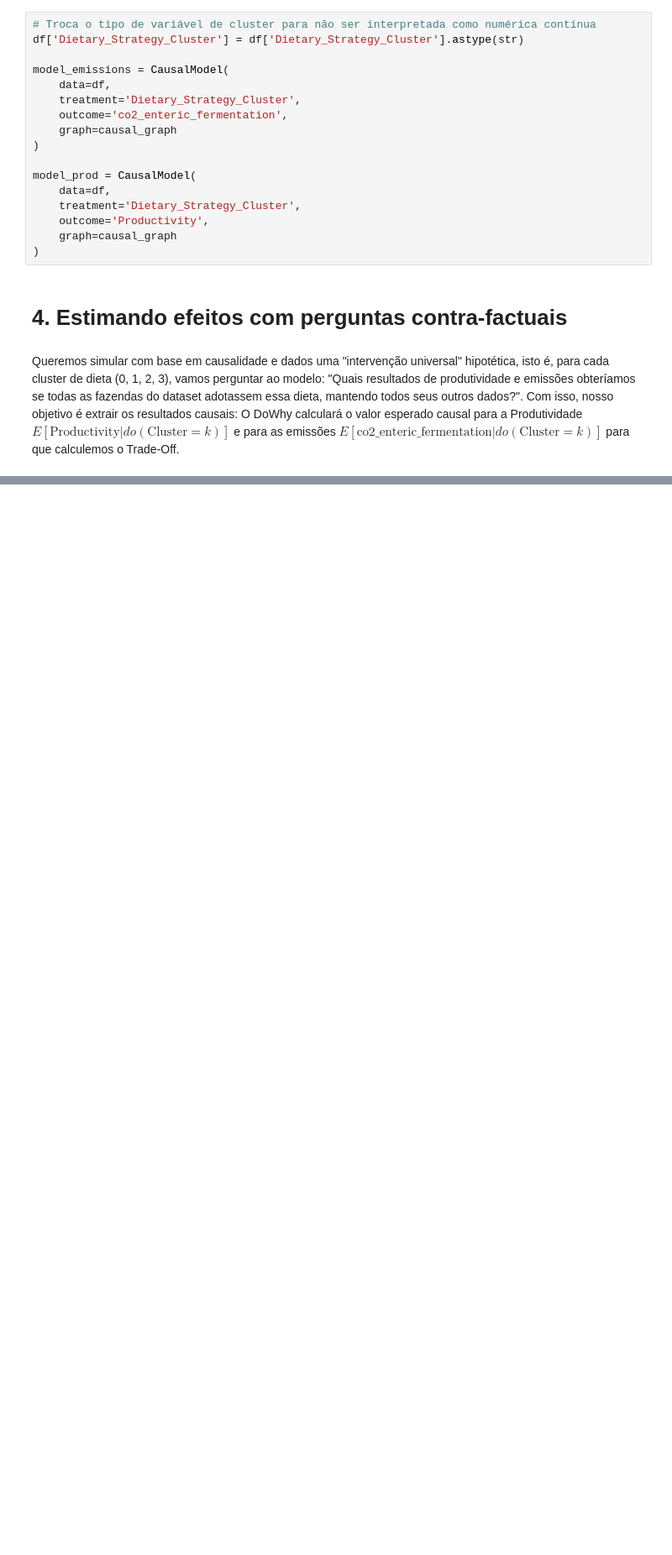
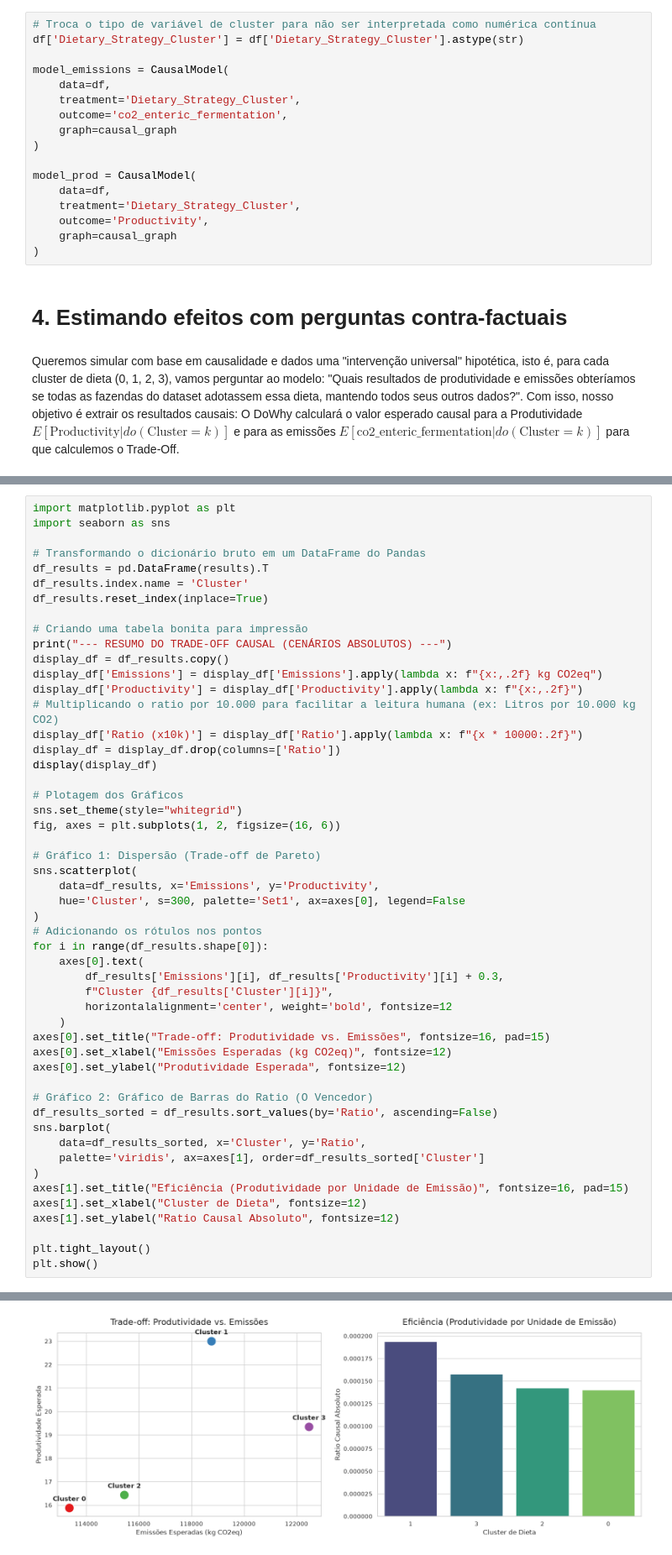
Before and after one commit to pedroalmeid/carbon_milkproduction_causalinference, a Jupyter notebook: notebooks/causal_inference_analysis.ipynb, the cells around one changed output, grey strips where cells are left out. Shown at 84% size. Drawn from its saved outputs; the diff is of its cells as text; blank space fills up the shorter version.

```diff
--- a/notebooks/causal_inference_analysis.ipynb
+++ b/notebooks/causal_inference_analysis.ipynb
@@ -107,0 +147,52 @@ KeyError: "None of [Index(['Cattle_Breed'], dtype='str')] are in the [columns]"
+# %%
+import matplotlib.pyplot as plt
+import seaborn as sns
+
+# Transformando o dicionário bruto em um DataFrame do Pandas
+df_results = pd.DataFrame(results).T
+df_results.index.name = 'Cluster'
+df_results.reset_index(inplace=True)
+
+# Criando uma tabela bonita para impressão
+print("--- RESUMO DO TRADE-OFF CAUSAL (CENÁRIOS ABSOLUTOS) ---")
+display_df = df_results.copy()
+display_df['Emissions'] = display_df['Emissions'].apply(lambda x: f"{x:,.2f} kg CO2eq")
+display_df['Productivity'] = display_df['Productivity'].apply(lambda x: f"{x:,.2f}")
+# Multiplicando o ratio por 10.000 para facilitar a leitura humana (ex: Litros por 10.000 kg CO2)
+display_df['Ratio (x10k)'] = display_df['Ratio'].apply(lambda x: f"{x * 10000:.2f}")
+display_df = display_df.drop(columns=['Ratio'])
+display(display_df)
+
+# Plotagem dos Gráficos
+sns.set_theme(style="whitegrid")
+fig, axes = plt.subplots(1, 2, figsize=(16, 6))
+
+# Gráfico 1: Dispersão (Trade-off de Pareto)
+sns.scatterplot(
+    data=df_results, x='Emissions', y='Productivity',
+    hue='Cluster', s=300, palette='Set1', ax=axes[0], legend=False
+)
+# Adicionando os rótulos nos pontos
+for i in range(df_results.shape[0]):
+    axes[0].text(
+        df_results['Emissions'][i], df_results['Productivity'][i] + 0.3,
+        f"Cluster {df_results['Cluster'][i]}",
+        horizontalalignment='center', weight='bold', fontsize=12
+    )
+axes[0].set_title("Trade-off: Produtividade vs. Emissões", fontsize=16, pad=15)
+axes[0].set_xlabel("Emissões Esperadas (kg CO2eq)", fontsize=12)
+axes[0].set_ylabel("Produtividade Esperada", fontsize=12)
+
+# Gráfico 2: Gráfico de Barras do Ratio (O Vencedor)
+df_results_sorted = df_results.sort_values(by='Ratio', ascending=False)
+sns.barplot(
+    data=df_results_sorted, x='Cluster', y='Ratio',
+    palette='viridis', ax=axes[1], order=df_results_sorted['Cluster']
+)
+axes[1].set_title("Eficiência (Produtividade por Unidade de Emissão)", fontsize=16, pad=15)
+axes[1].set_xlabel("Cluster de Dieta", fontsize=12)
+axes[1].set_ylabel("Ratio Causal Absoluto", fontsize=12)
+
+plt.tight_layout()
+plt.show()
+# %% [output]
@@ -107,0 +208 @@ KeyError: "None of [Index(['Cattle_Breed'], dtype='str')] are in the [columns]"
+[figure, added]
```
Also changed, not shown: parts of 4 cells of this notebook.
